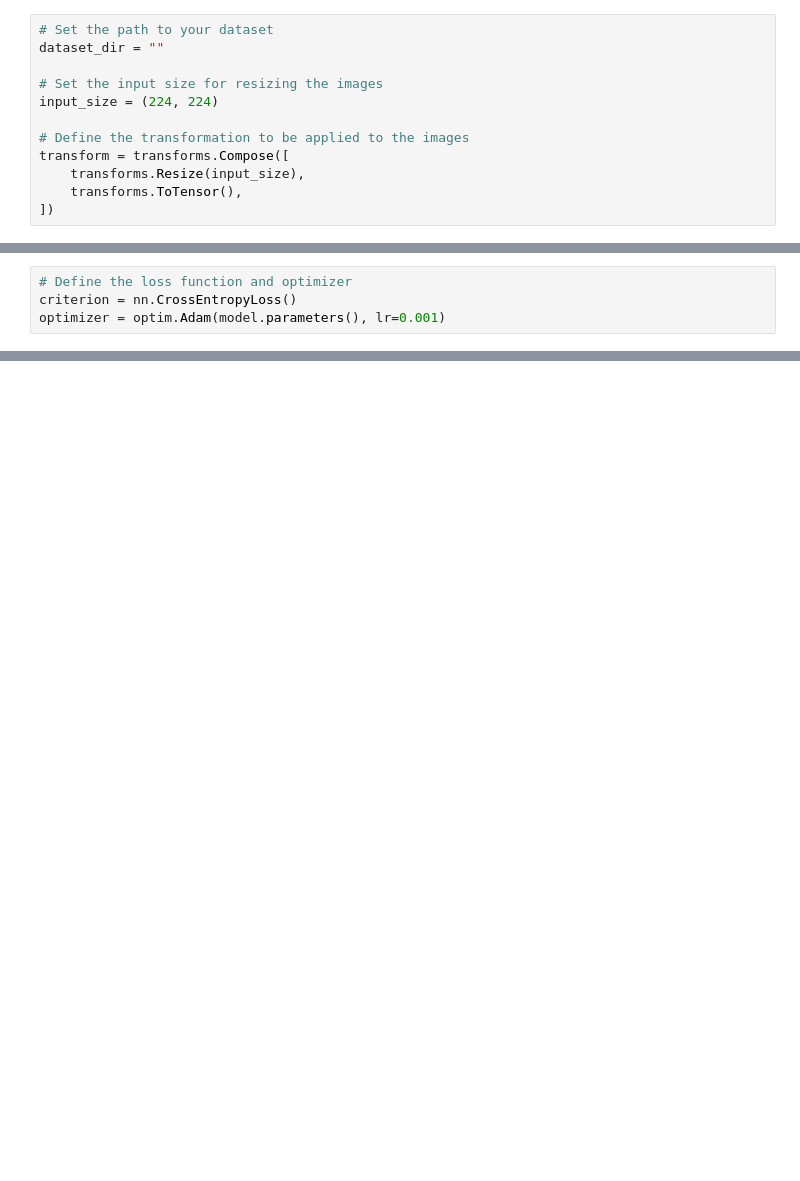
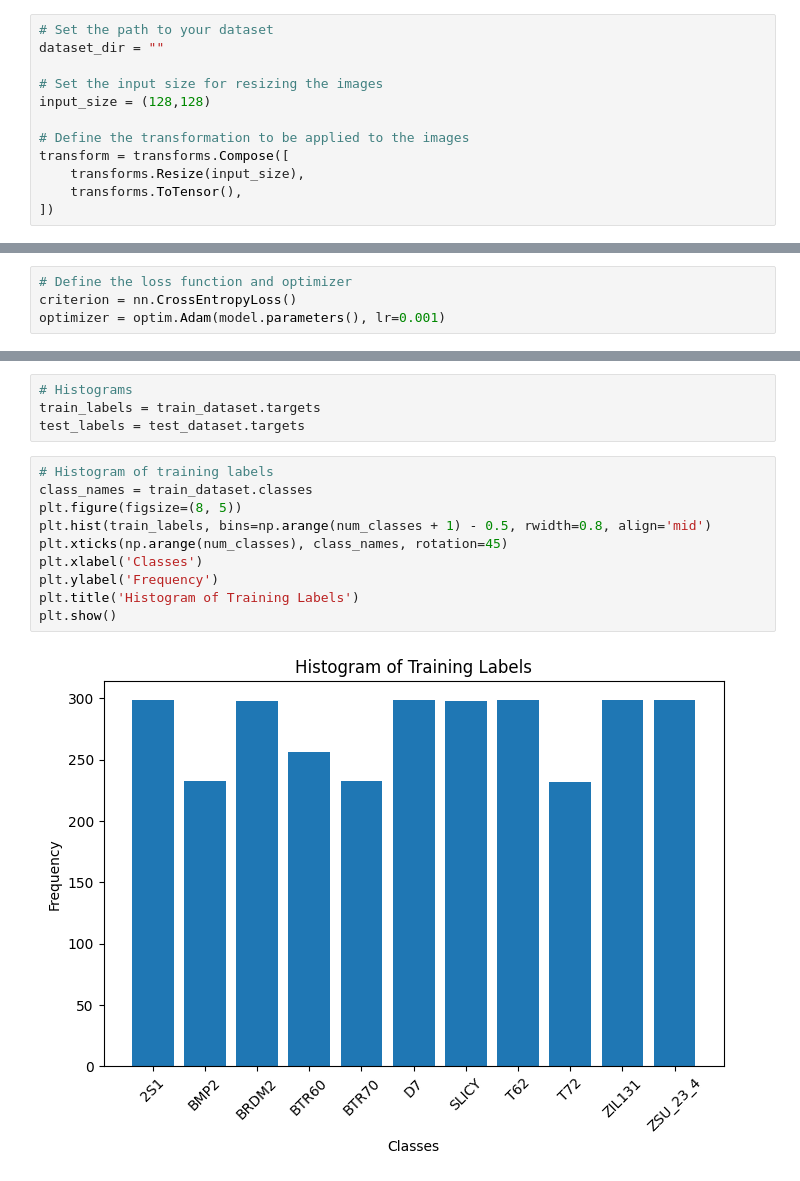
Before and after one commit to AlvinManojAlex/MStar-SAR, a Jupyter notebook: densenet.ipynb, the cells around one changed output, grey strips where cells are left out. Saved outputs shown, nothing was run; the diff lists cells and outputs as text; blank space fills up the shorter version.

```diff
--- a/densenet.ipynb
+++ b/densenet.ipynb
@@ -33,7 +19,7 @@ device = torch.device("cuda" if torch.cuda.is_available() else "cpu")
 dataset_dir = ""
 
 # Set the input size for resizing the images
-input_size = (224, 224)
+input_size = (128,128)
 
 # Define the transformation to be applied to the images
 transform = transforms.Compose([
@@ -199,0 +208,16 @@ for i, accuracy in enumerate(class_wise_accuracies):
+# %%
+# Histograms
+train_labels = train_dataset.targets
+test_labels = test_dataset.targets
+# %%
+# Histogram of training labels
+class_names = train_dataset.classes
+plt.figure(figsize=(8, 5))
+plt.hist(train_labels, bins=np.arange(num_classes + 1) - 0.5, rwidth=0.8, align='mid')
+plt.xticks(np.arange(num_classes), class_names, rotation=45)
+plt.xlabel('Classes')
+plt.ylabel('Frequency')
+plt.title('Histogram of Training Labels')
+plt.show()
+# %% [output]
+[figure, added]
```
Also changed, not shown: parts of 9 cells of this notebook, 1 other file.
